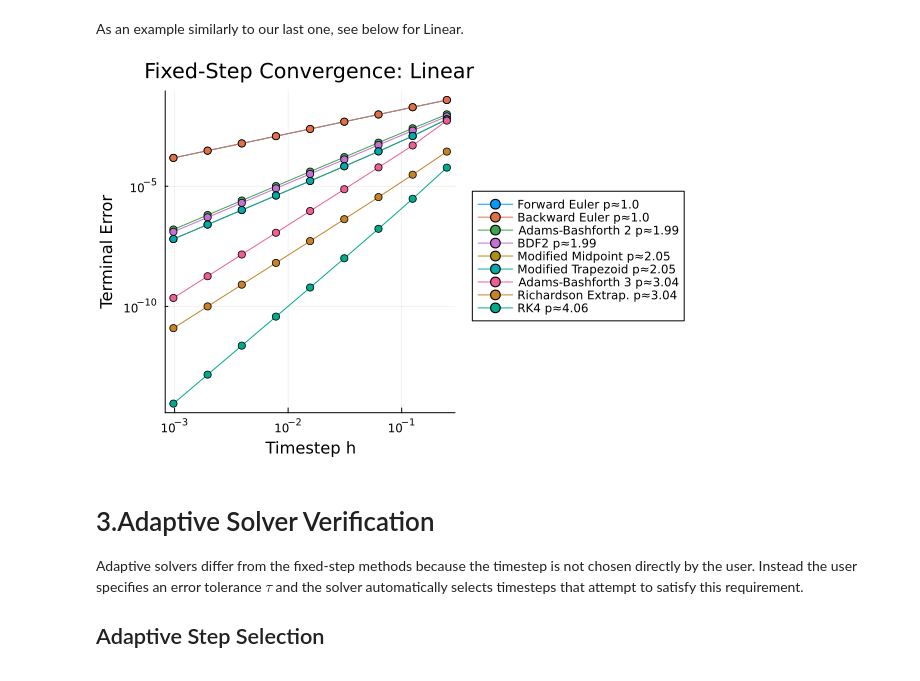
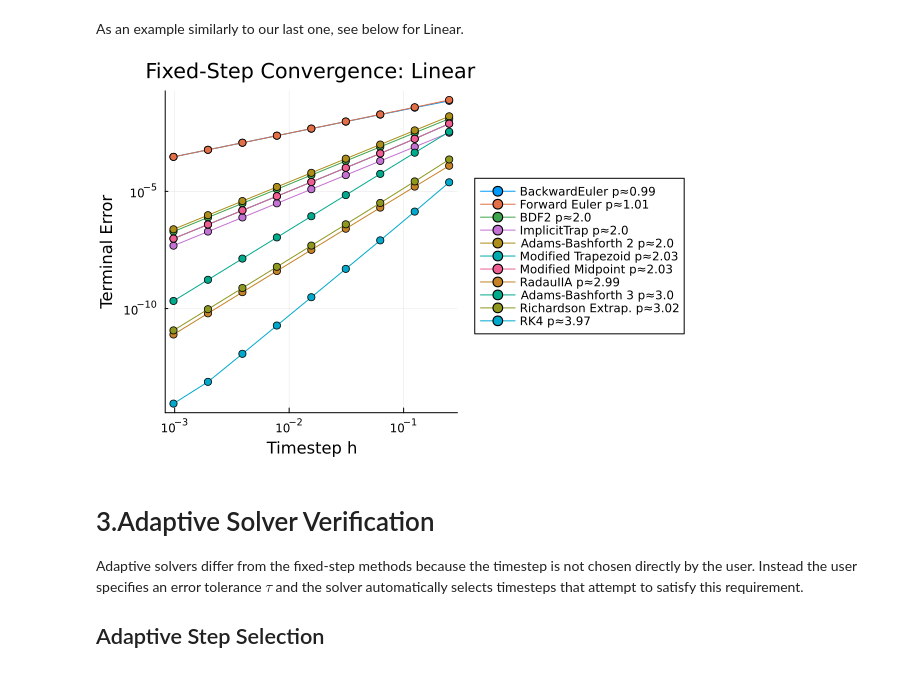
Before and after one commit to wiclark/HybridDynamics.jl, a Jupyter notebook: scraps/TestingNotebook.ipynb, the cells around one changed output. Cells and saved outputs as stored; diff of their text form; code cells hidden in the pictures.

Commit message:
Fully implementing new implicit solvers + tests in testing notebook. They seem good to me! - DS

```diff
--- a/scraps/TestingNotebook.ipynb
+++ b/scraps/TestingNotebook.ipynb
@@ -189,14 +189,16 @@ Precompiling packages...
 
 fixed_solvers = Dict(
     "Forward Euler"         => HD.ForwardEuler(),
-    "Backward Euler"        => HD.BackwardEuler(),
     "Modified Trapezoid"    => HD.ModifiedTrap(),
     "Modified Midpoint"     => HD.ModifiedMidpoint(),
     "Richardson Extrap."    => HD.RichardsonExtrapolation(),
     "RK4"                   => HD.RK4(),
     "Adams-Bashforth 2"     => HD.AdamsBashforth2(),
     "Adams-Bashforth 3"     => HD.AdamsBashforth3(),
-    "BDF2"                  => HD.BDF2()
+    "BDF2"                  => HD.BDF2(),
+    "BackwardEuler"         => HD.BackwardEuler(),
+    "ImplicitTrap"          => HD.ImplicitTrap(),
+    "RadauIIA"              => HD.RadauIIA()
 )
 
 
@@ -1037,10 +1045,10 @@ As an example similarly to our last one, see below for Linear.
 # %%
 plot_fixed_convergence(
     "Linear",
-    fixed_results["Linear"]
+    fixed_results["Affine"]
 )
 # %% [output]
-[figure, old version]
+[figure, new version]
 # %% [markdown]
 # 3.Adaptive Solver Verification
 
```
Also changed, not shown: parts of 3 cells of this notebook, 1 other file.
